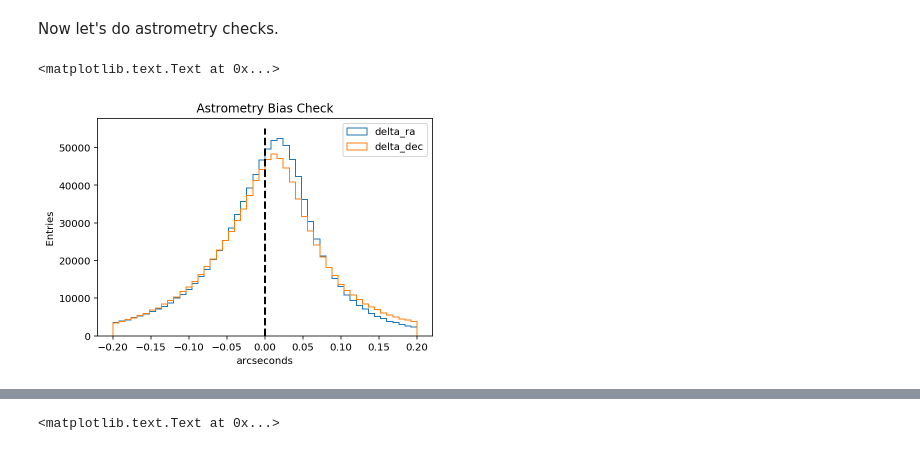
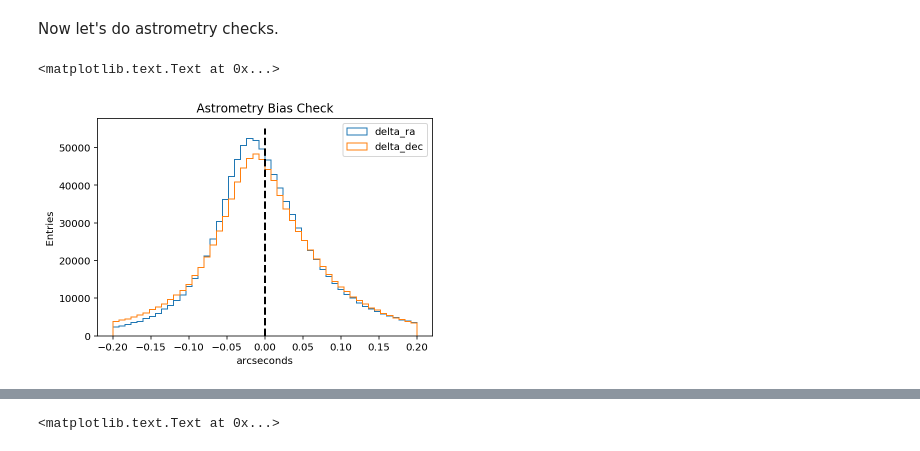
Before and after one commit to cwwalter/DC1_Analysis, a Jupyter notebook: Notebooks/Star-Galaxy.ipynb, the cells around one changed output, grey strips where cells are left out. Drawn from its saved outputs; the diff is of its cells as text; code cells hidden in the pictures.

```diff
--- a/Notebooks/Star-Galaxy.ipynb
+++ b/Notebooks/Star-Galaxy.ipynb
@@ -194,19 +194,19 @@ array([[<matplotlib.axes._subplots.AxesSubplot object at 0x...>]], dtype=object)
 Now let's do astrometry checks.
 # %%
 single.query('object_class == "stars"')\
-    .assign(delta_ra = lambda x: (x.raICRS*pi/180 -x.coord_ra)*206264.806) \
-    .assign(delta_dec = lambda x: (x.decICRS*pi/180 -x.coord_dec)*206264.806) \
+    .assign(delta_ra = lambda x: ( x.coord_ra - x.raICRS*pi/180)*206264.806) \
+    .assign(delta_dec = lambda x: (x.coord_dec - x.decICRS*pi/180)*206264.806) \
     [['delta_ra','delta_dec']] \
     .plot.hist(bins=50, histtype='step', range=[-0.2,0.2]);
 
 plot([0, 0], [0, 55000], color='k', linestyle='--', linewidth=2)
 #plot([0, 0], [0, 9000], color='k', linestyle='--', linewidth=2)
 
 
 plt.title("Astrometry Bias Check")
 #plt.ylim(0,38000)
 plt.xlabel("arcseconds")
 plt.ylabel("Entries")
 # %% [output]
 <matplotlib.text.Text at 0x...>
-[figure, old version]
+[figure, new version]
```
Also changed, not shown: parts of 3 cells of this notebook.
